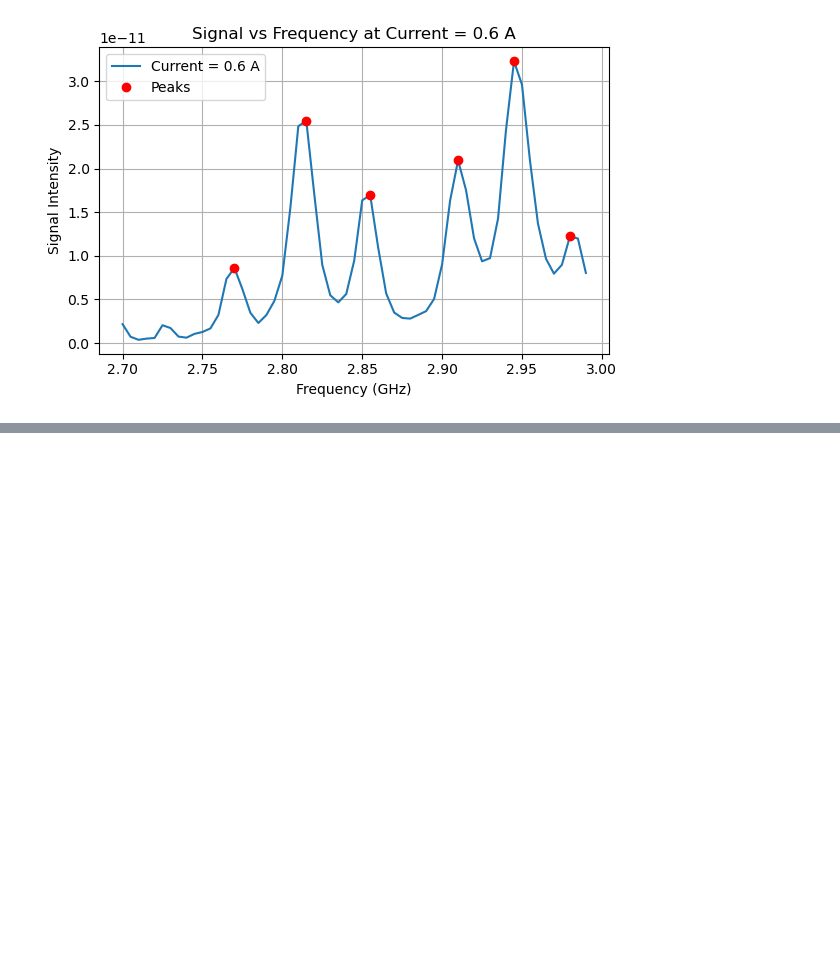
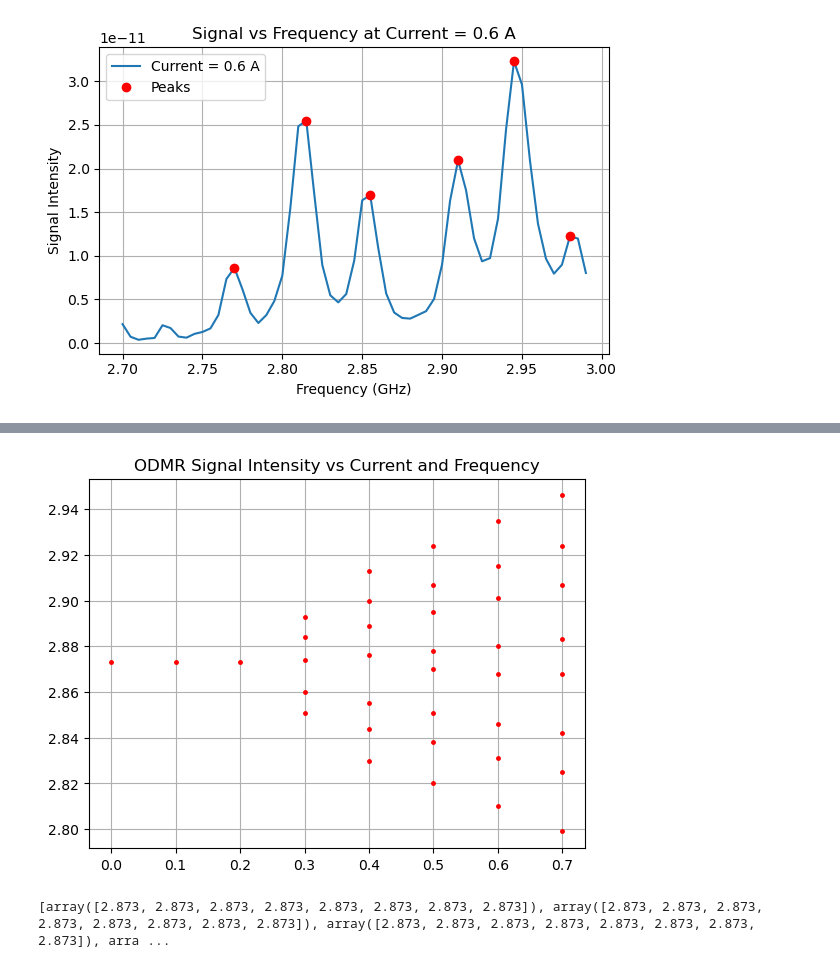
Before and after one commit to ZiwenLi0325/NV_UCLA, a Jupyter notebook: data_analysis/data_analysis.ipynb, the cells around one changed output, grey strips where cells are left out. Cells and saved outputs as stored; diff of their text form; code cells hidden in the pictures; blank space fills up the shorter version.

```diff
--- a/data_analysis/data_analysis.ipynb
+++ b/data_analysis/data_analysis.ipynb
@@ -94,0 +128,40 @@ for current in selected_currents:
+# %%
+# Extract unique axis values
+currents = np.sort(ODMR_data["Current"].unique())
+frequencies = np.sort(ODMR_data["Frequency"].unique())
+
+# Pivot to 2D array: rows = Frequency, columns = Current
+Signal_grid = ODMR_data.pivot(index="Frequency", columns="Current", values="Signal").values
+data_fit = []
+# --- Peak detection along each column (i.e., frequency sweep per current) ---
+for col_idx, current in enumerate(currents):
+    signal_slice = Signal_grid[:, col_idx]
+    peaks, _ = find_peaks(signal_slice, prominence=2e-12)  # adjust as needed
+    # Plot peaks as red dots
+    peak_freqs = frequencies[peaks]
+    data_fit.append(peak_freqs)
+    plt.plot([current] * len(peak_freqs), peak_freqs, 'r.', markersize=5)
+
+# # Plot the heatmap
+# plt.imshow(Signal_grid, aspect='auto', origin='lower',
+#            extent=[currents.min(), currents.max(), frequencies.min(), frequencies.max()])
+# plt.colorbar(label='Signal Intensity')
+# plt.xlabel('Current (A)')
+# plt.ylabel('Frequency (GHz)')
+plt.title('ODMR Signal Intensity vs Current and Frequency')
+plt.grid(True)
+plt.show()
+# %% [output]
+[figure, added]
+# %%
+# print(data_fit)
+# Pad each array to length 8 using the last value (repeat last element)
+padded_arrays = [
+    np.pad(a, (0, 8 - len(a)), mode='edge') if len(a) < 8 else a
+    for a in data_fit
+]
+
+# Stack into a matrix
+print(padded_arrays)
+# %% [output]
+[array([2.873, 2.873, 2.873, 2.873, 2.873, 2.873, 2.873, 2.873]), array([2.873, 2.873, 2.873, 2.873, 2.873, 2.873, 2.873, 2.873]), array([2.873, 2.873, 2.873, 2.873, 2.873, 2.873, 2.873, 2.873]), arra ...
```
Also changed, not shown: parts of 9 cells of this notebook, 2 other files.
